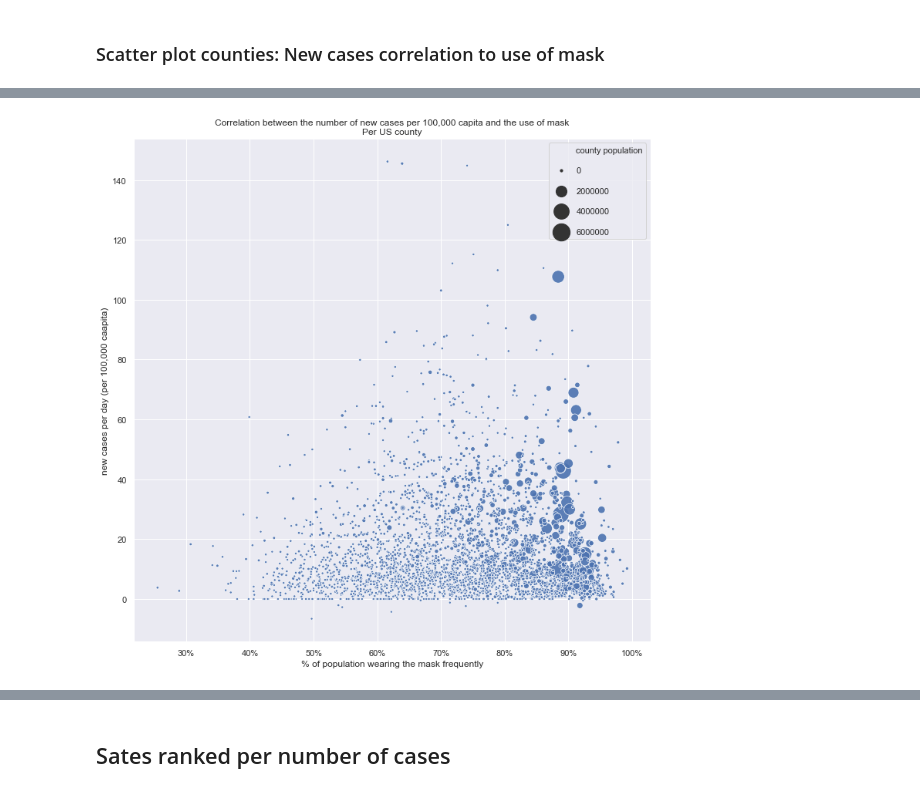
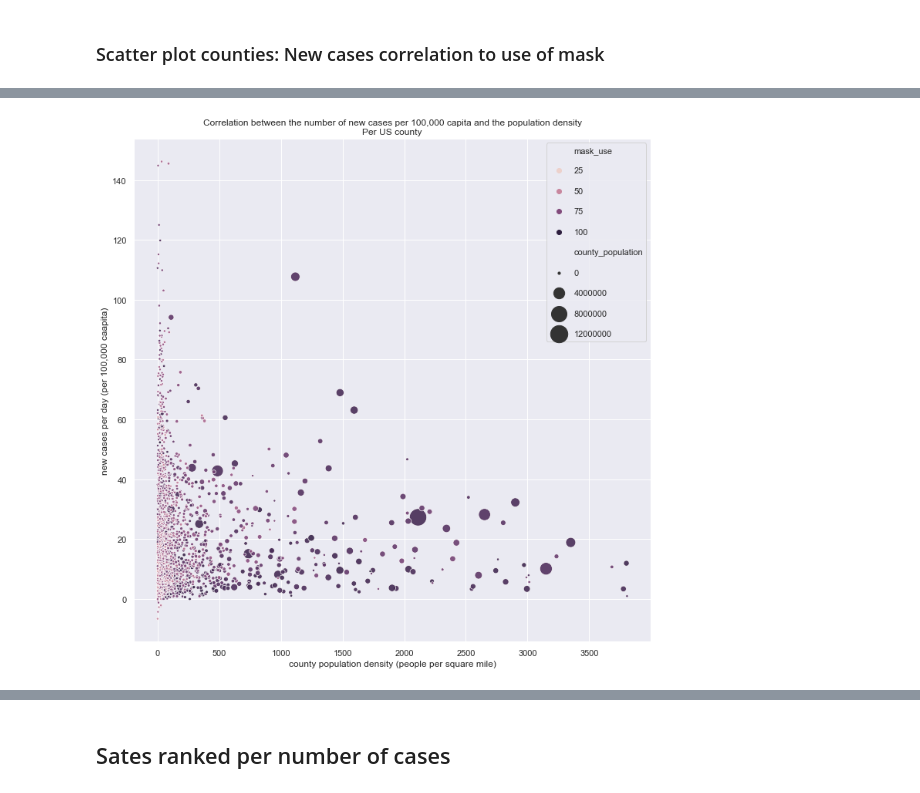
Before and after one commit to mtlberri/covid-19-data, a Jupyter notebook: covid-study.ipynb, the cells around one changed output, grey strips where cells are left out. Cells and saved outputs as stored; diff of their text form; code cells hidden in the pictures.

Commit message:
correlation with population density done

```diff
--- a/covid-study.ipynb
+++ b/covid-study.ipynb
@@ -405,0 +406,7 @@ Remove extreme cases:
+# %%
+# Import the superficie of each county
+dfa = pd.read_csv('other_input/LND01-census-land-area.csv')
+dfa.drop(columns='Areaname', inplace=True)
+dfa.rename(columns={'STCOU': 'fips', 'LND010200D': 'county_area'}, inplace=True)
+dfa.fips = convertFromTypeToStr(df=dfa.fips, from_type=np.int64)
+dfa.head(3)
@@ -405,0 +423,5 @@ Remove extreme cases:
+# %%
+# Merge are in the main df
+dfm4 = dfm3.copy()
+dfm4 = pd.merge(left=dfm3, right=dfa, on='fips', how='inner', left_index=True)
+dfm4
@@ -405,0 +442,5 @@ Remove extreme cases:
+# %%
+# Calculate population density
+dfm4['pop_density'] = dfm4.county_population / dfm4.county_area
+dfm4.replace(np.inf, np.nan, inplace=True)
+dfm4
@@ -405,0 +461,14 @@ Remove extreme cases:
+# %%
+# Plot new cases vs population density
+def pop_density_plot(df, save_name=None):
+    fig, ax = plt.subplots(figsize=(12, 12))
+    sns.scatterplot(x='pop_density', y='new_cases', size='county_population', sizes=(10, 500),
+                    hue='mask_use', data=df, ax=ax, alpha=0.9)
+    # ax.get_xaxis().set_major_formatter(matplotlib.ticker.PercentFormatter())
+    ax.get_xaxis().set_label_text('county population density (people per square mile)')
+    ax.get_yaxis().set_label_text('new cases per day (per 100,000 caapita)')
+    ax.legend(labelspacing=1.5)
+    ax.set_title('Correlation between the number of new cases per 100,000 capita '\
+                 'and the population density\nPer US county')
+    if save_name:
+        ax.get_figure().savefig('output_visuals/' + save_name, dpi=300)
@@ -406,4 +479,5 @@ Remove extreme cases:
 # %%
-myScatterPlot(df=dfm4[dfm4.new_cases < 150], save_name='mask-use-dfm4.png')
+pop_density_plot(df=dfm4[(dfm4.pop_density < 4000) & (dfm4.new_cases < 150)],
+                 save_name='pop_density_dfm4.png')
 # %% [output]
-[figure, old version]
+[figure, new version]
```
Also changed, not shown: parts of 22 cells of this notebook, 3 other files.
